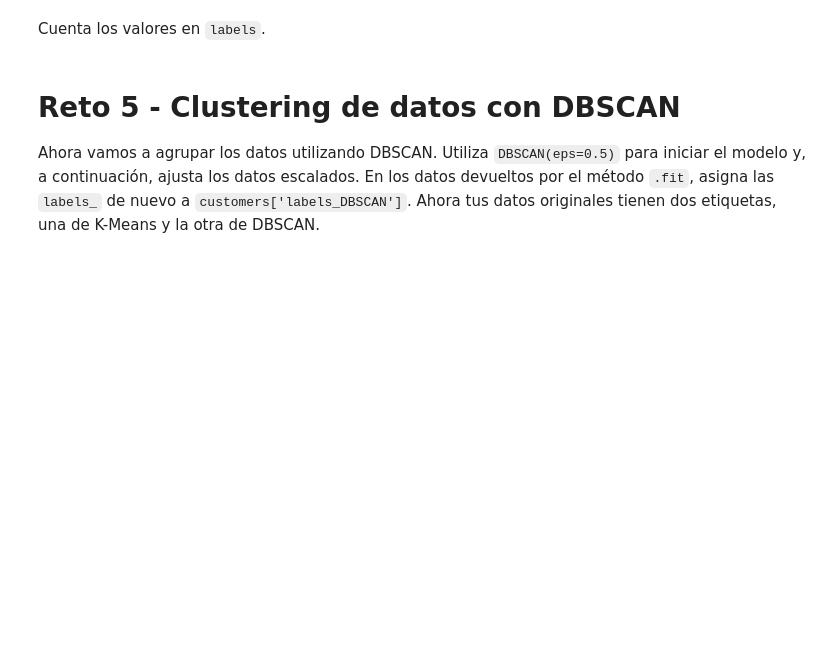
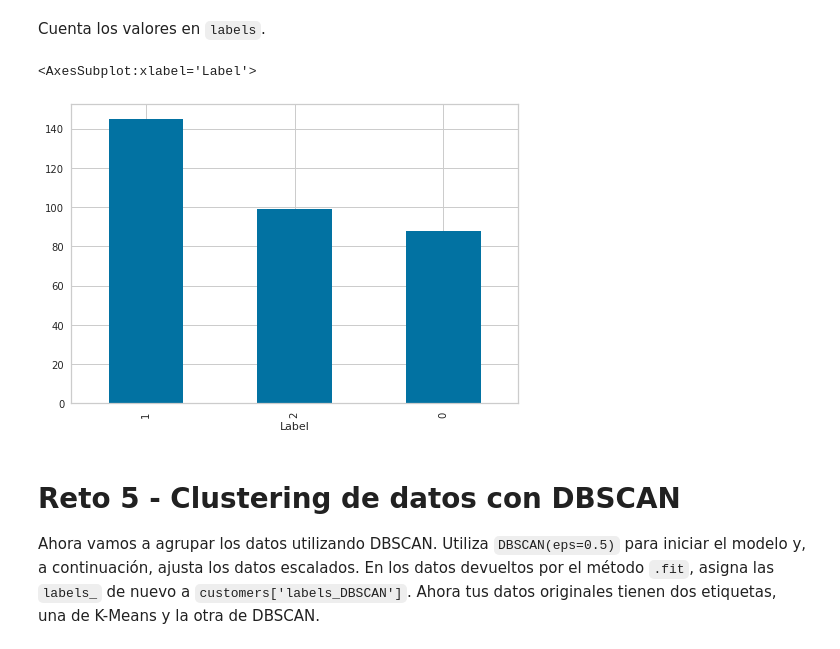
Before and after one commit to ivanseldas/lab-unsupervised-learning-es, a Jupyter notebook: your-code/main-esp.ipynb, the cells around one changed output. Drawn from its saved outputs; the diff is of its cells as text; code cells hidden in the pictures; blank space fills up the shorter version.

```diff
--- a/your-code/main-esp.ipynb
+++ b/your-code/main-esp.ipynb
@@ -319,9 +327,9 @@ visualizer.show()
 # %% [markdown]
 ### Viendo el elbow pododríamos escoger 2 como el número de clusters correctos
 # %%
-kmeans_2 = KMeans(n_clusters=2).fit(customers_scale)
+kmeans_2 = KMeans(n_clusters=3).fit(customers_clean)
 
-labels = kmeans_2.predict(customers_scale)
+labels = kmeans_2.predict(customers_clean)
 
 clusters = kmeans_2.labels_.tolist()
 # %%
@@ -335,3 +339,8 @@ Cuenta los valores en `labels`.
+# %%
+customers_clean['Label'].value_counts().plot(kind='bar')
+# %% [output]
+<AxesSubplot:xlabel='Label'>
+[figure, added]
 # %% [markdown]
 # Reto 5 - Clustering de datos con DBSCAN
 
```
Also changed, not shown: parts of 25 cells of this notebook.
